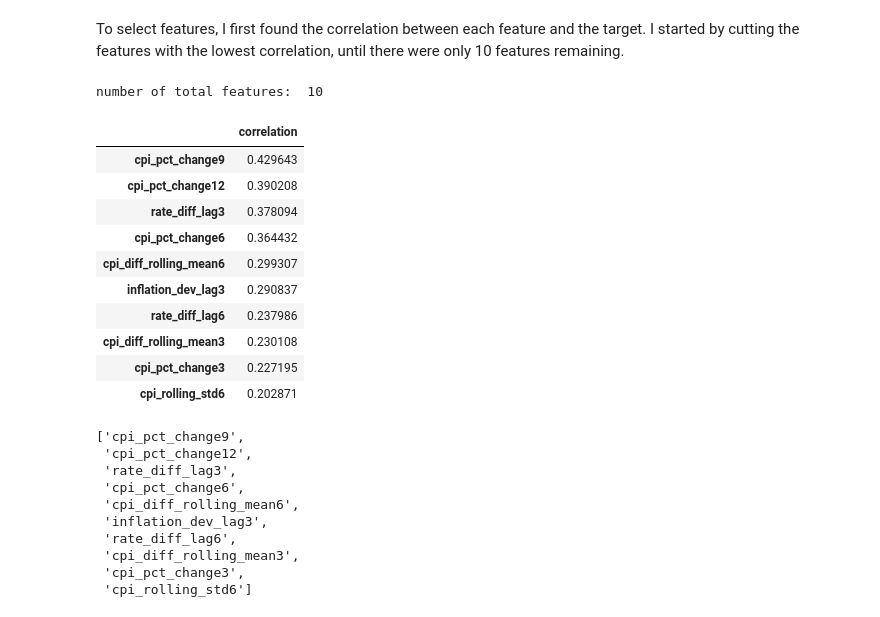
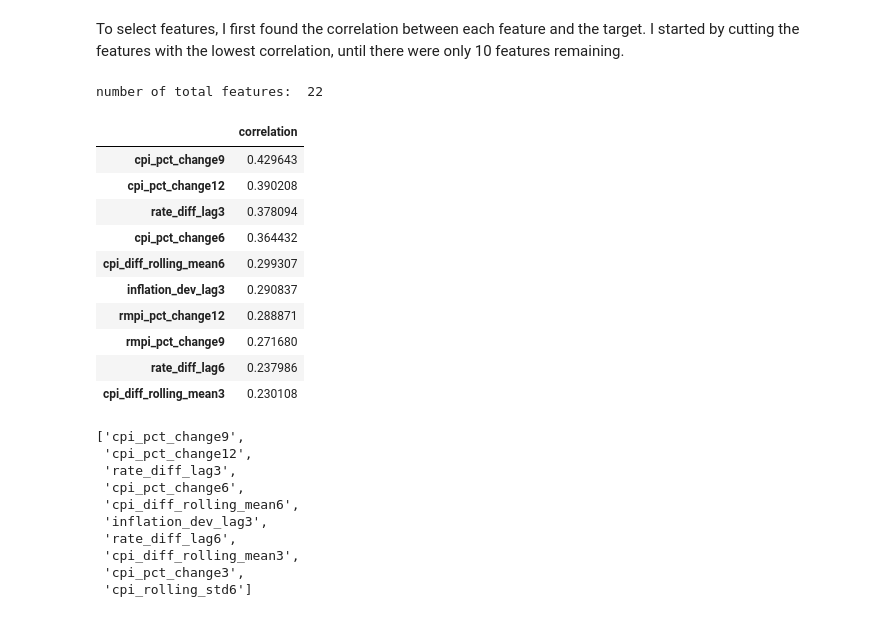
Before and after one commit to FleaBusyBeeBergs/dtsa5506-pipeline, a Jupyter notebook: dtsa5506_final_project.ipynb, the cells around one changed output. Saved outputs shown, nothing was run; the diff lists cells and outputs as text; code cells hidden in the pictures.

```diff
--- a/dtsa5506_final_project.ipynb
+++ b/dtsa5506_final_project.ipynb
@@ -1139,6 +1143,18 @@ features = [
             #'rmpi_lag3', low corr
             #'rmpi_lag6', #low corr
             #'rmpi_lag9', low corr
+            'rmpi_pct_change3',
+            'rmpi_pct_change6',
+            'rmpi_pct_change9',
+            'rmpi_pct_change12',
+            'wage_lag3',
+            'wage_lag6',
+            'wage_lag9',
+            'wage_lag12',
+            'wage_pct_change3',
+            'wage_pct_change6',
+            'wage_pct_change9',
+            'wage_pct_change12',
             'rate_diff_lag3',
             'rate_diff_lag6',
             #'rate_diff_lag9' #low corr
@@ -1151,30 +1167,30 @@ for feature in features:
 # %%
 # corr
 correlations = {feature: pointbiserialr(ml_df[feature],
                                         ml_df['rate_change'])[0] for feature in features}
 
 corr_df = pd.DataFrame.from_dict(correlations,
                                  orient = 'index',
                                  columns = ['correlation'])
 
 corr_df = corr_df.abs().sort_values(by = 'correlation',
                                     ascending = False)
 
 print('number of total features: ', corr_df.shape[0])
-corr_df.tail(10)
+corr_df.head(10)
 # %% [output]
-number of total features:  10
+number of total features:  22
 |  | correlation |
 | cpi_pct_change9 | 0.429643 |
 | cpi_pct_change12 | 0.390208 |
 | rate_diff_lag3 | 0.378094 |
 | cpi_pct_change6 | 0.364432 |
 | cpi_diff_rolling_mean6 | 0.299307 |
 | inflation_dev_lag3 | 0.290837 |
+| rmpi_pct_change12 | 0.288871 |
+| rmpi_pct_change9 | 0.271680 |
 | rate_diff_lag6 | 0.237986 |
 | cpi_diff_rolling_mean3 | 0.230108 |
-| cpi_pct_change3 | 0.227195 |
-| cpi_rolling_std6 | 0.202871 |
 # %%
 top_features = corr_df.index.tolist()
 top_features
```
Also changed, not shown: parts of 2 cells of this notebook.
